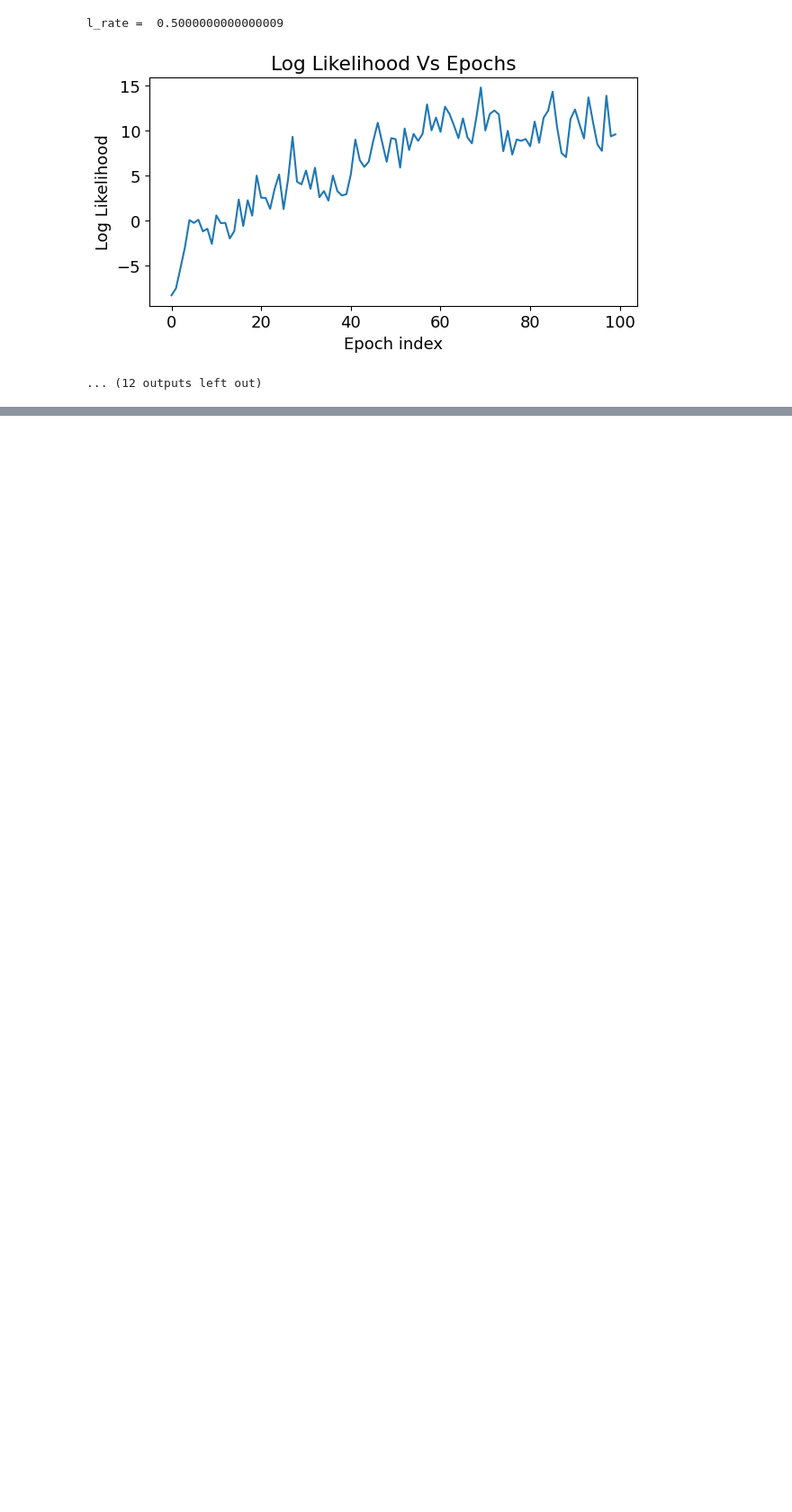
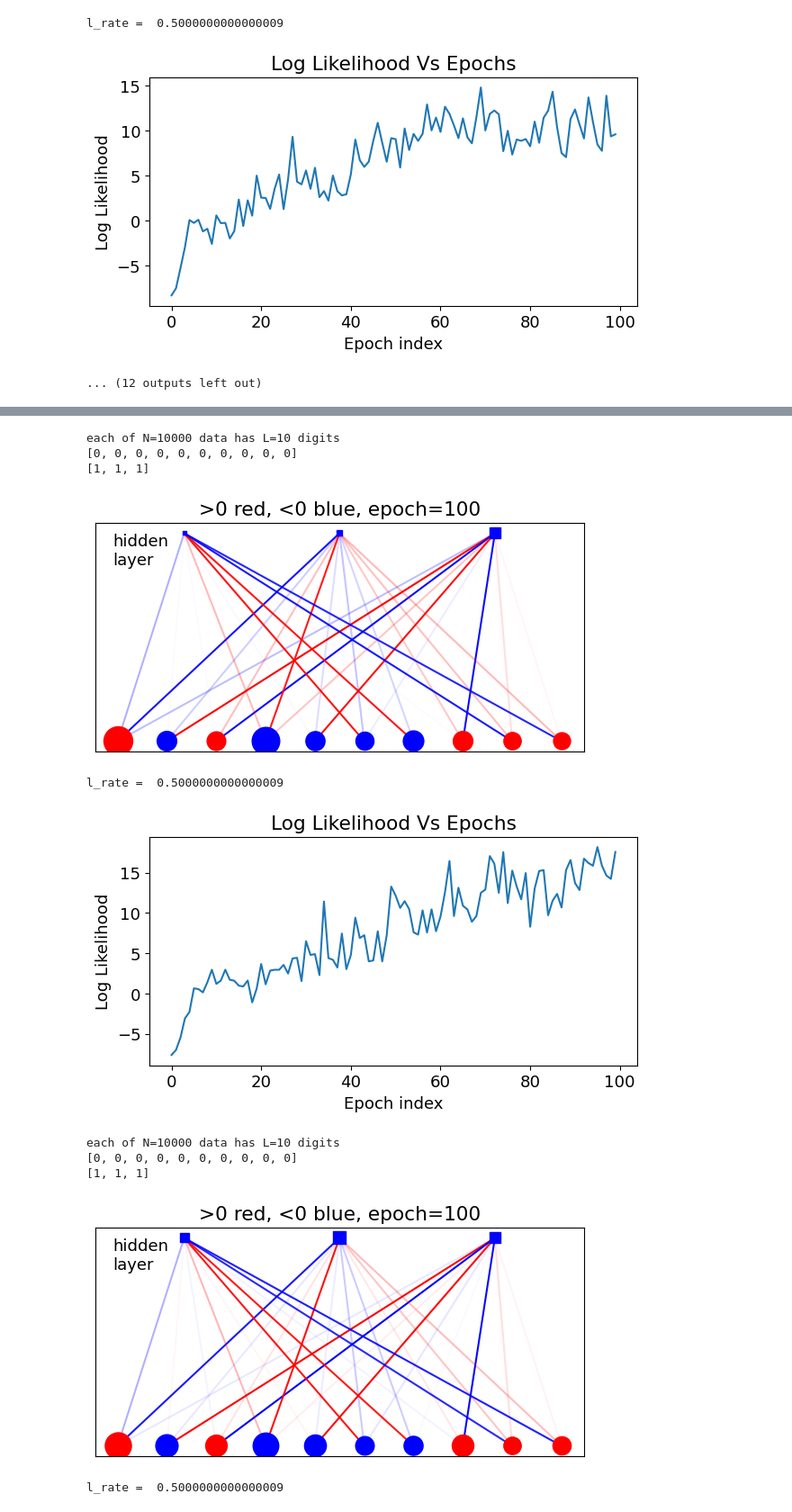
Before and after one commit to pietromalagoli/LCPB, a Jupyter notebook: Assignments/Ex4/group2404_exercise4.ipynb, the cells around one changed output, grey strips where cells are left out. Shown at 90% size. Cells and saved outputs as stored; diff of their text form; code cells hidden in the pictures; blank space fills up the shorter version.

```diff
--- a/Assignments/Ex4/group2404_exercise4.ipynb
+++ b/Assignments/Ex4/group2404_exercise4.ipynb
@@ -412,0 +415,24 @@ l_rate =  0.5000000000000009
+# %%
+#The following plot compares the learning progress (measured by log likelihood L) over epochs for different numbers of contrastive divergence (CD)
+#steps (n=1 and n=5) with M=3 hidden units.
+
+#initialize RBM models with M=3 file
+model_cd1= RBM(M=3, filename='/x_RBM_2024_exercise.dat', show_info= False)
+model_cd1.reset_params(show_info=False)
+model_cd1.train(cd_steps= 1)
+
+model_cd5 = RBM(M=3, filename='/x_RBM_2024_exercise.dat', show_info=False)
+model_cd5.reset_params(show_info=False)
+model_cd5.train(cd_steps=5)
+# %% [output]
+each of N=10000 data has L=10 digits
+[0, 0, 0, 0, 0, 0, 0, 0, 0, 0]
+[1, 1, 1]
+[figure, added]
+l_rate =  0.5000000000000009
+[figure, added]
+each of N=10000 data has L=10 digits
+[0, 0, 0, 0, 0, 0, 0, 0, 0, 0]
+[1, 1, 1]
+[figure, added]
+l_rate =  0.5000000000000009
```
Also changed, not shown: parts of 5 cells of this notebook.
